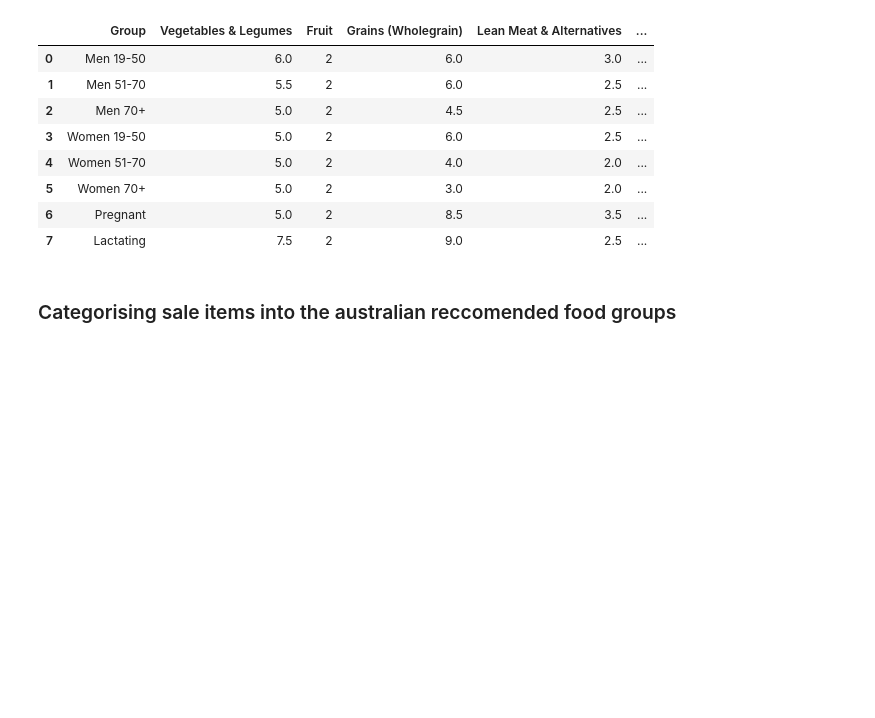
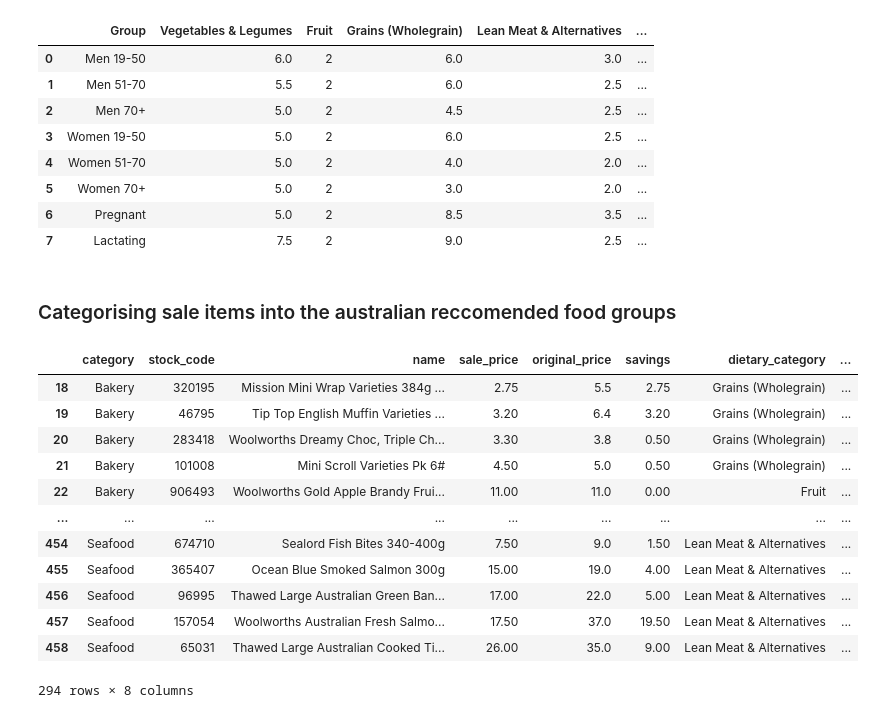
Before and after one commit to danielc088/weekly_meal_planner, a Jupyter notebook: exploration.ipynb, the cells around one changed output. Saved outputs shown, nothing was run; the diff lists cells and outputs as text; code cells hidden in the pictures; blank space fills up the shorter version.

Commit message:
feat: first revision of using google word2vec to classify into categories

```diff
--- a/exploration.ipynb
+++ b/exploration.ipynb
@@ -193,0 +272,26 @@ df_guidelines
+# %%
+df['dietary_category'] = df.apply(
+    lambda row: classify_product(row['category'], row['name'])[0],
+    axis=1
+)
+
+df['dietary_confidence'] = df.apply(
+    lambda row: classify_product(row['category'], row['name'])[1],
+    axis=1
+)
+# %%
+df[df['dietary_category'] != 'Non-Food']
+# %% [output]
+|  | category | stock_code | name | sale_price | original_price | savings | dietary_category | ... |
+| 18 | Bakery | 320195 | Mission Mini Wrap Varieties 384g ... | 2.75 | 5.5 | 2.75 | Grains (Wholegrain) | ... |
+| 19 | Bakery | 46795 | Tip Top English Muffin Varieties ... | 3.20 | 6.4 | 3.20 | Grains (Wholegrain) | ... |
+| 20 | Bakery | 283418 | Woolworths Dreamy Choc, Triple Ch... | 3.30 | 3.8 | 0.50 | Grains (Wholegrain) | ... |
+| 21 | Bakery | 101008 | Mini Scroll Varieties Pk 6# | 4.50 | 5.0 | 0.50 | Grains (Wholegrain) | ... |
+| 22 | Bakery | 906493 | Woolworths Gold Apple Brandy Frui... | 11.00 | 11.0 | 0.00 | Fruit | ... |
+| ... | ... | ... | ... | ... | ... | ... | ... | ... |
+| 454 | Seafood | 674710 | Sealord Fish Bites 340-400g | 7.50 | 9.0 | 1.50 | Lean Meat & Alternatives | ... |
+| 455 | Seafood | 365407 | Ocean Blue Smoked Salmon 300g | 15.00 | 19.0 | 4.00 | Lean Meat & Alternatives | ... |
+| 456 | Seafood | 96995 | Thawed Large Australian Green Ban... | 17.00 | 22.0 | 5.00 | Lean Meat & Alternatives | ... |
+| 457 | Seafood | 157054 | Woolworths Australian Fresh Salmo... | 17.50 | 37.0 | 19.50 | Lean Meat & Alternatives | ... |
+| 458 | Seafood | 65031 | Thawed Large Australian Cooked Ti... | 26.00 | 35.0 | 9.00 | Lean Meat & Alternatives | ... |
+294 rows × 8 columns
```
Also changed, not shown: parts of 2 cells of this notebook, 1 other file.
